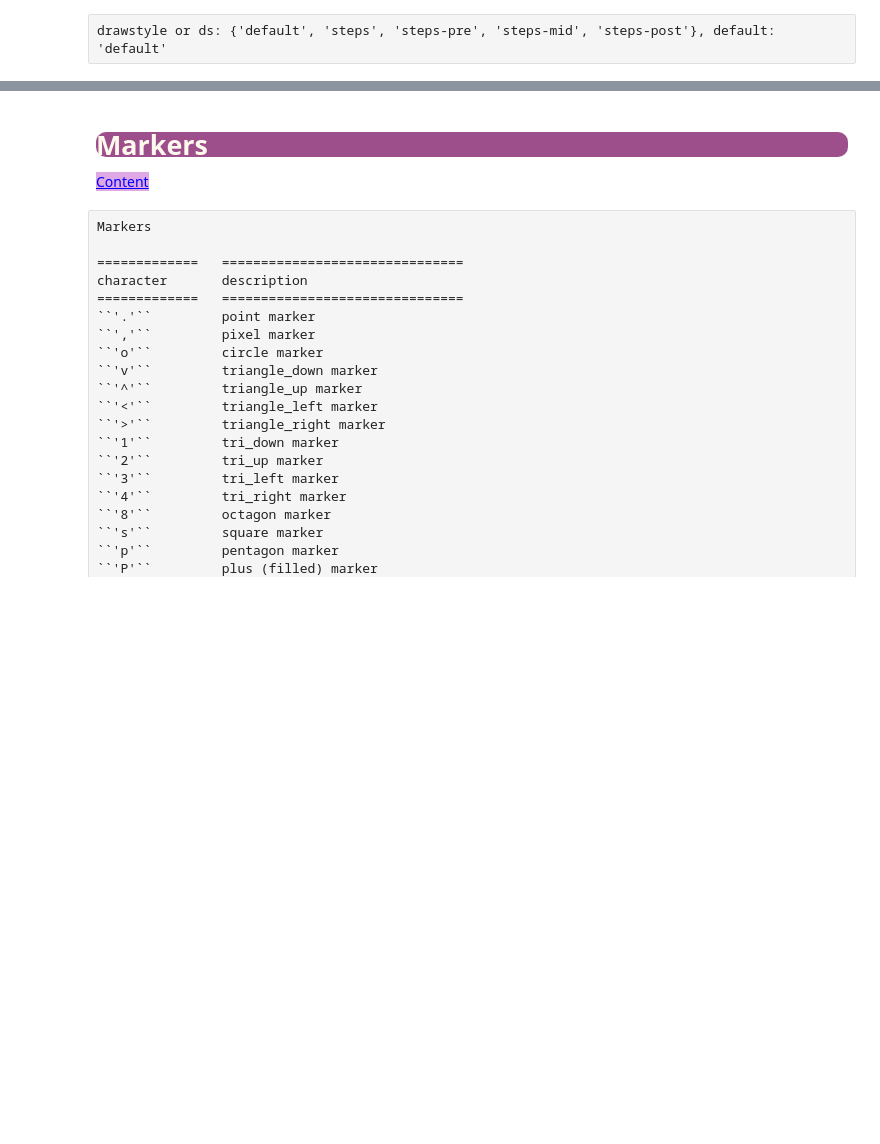
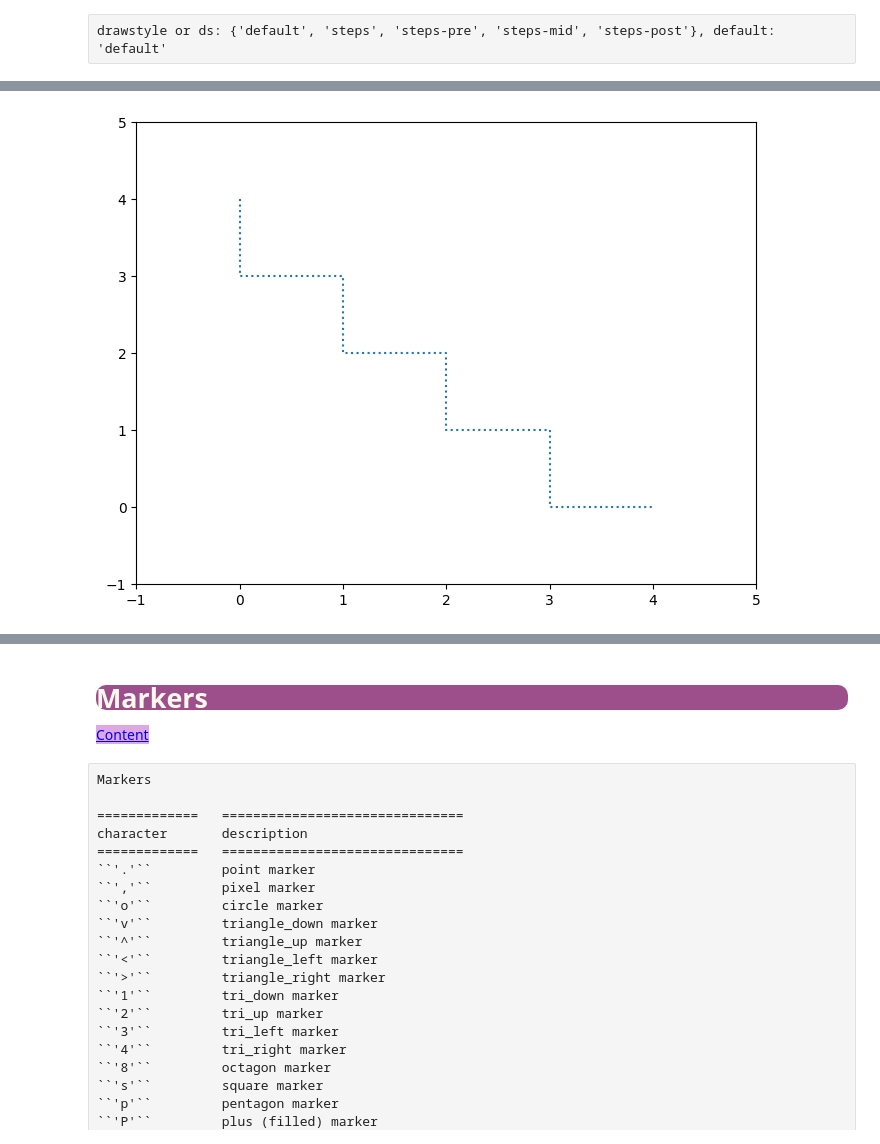
Before and after one commit to SabahattinCag/DataVisualization, a Jupyter notebook: Lecture_Notes/DVwPy_S01_Matplotlib_Part01.ipynb, the cells around one changed output, grey strips where cells are left out. Cells and saved outputs as stored; diff of their text form; code cells hidden in the pictures; blank space fills up the shorter version.

```diff
--- a/Lecture_Notes/DVwPy_S01_Matplotlib_Part01.ipynb
+++ b/Lecture_Notes/DVwPy_S01_Matplotlib_Part01.ipynb
@@ -1287,8 +1339,10 @@ plt.ylim([-1, 5]);
 # %%
 plt.plot(range(5), range(5)[::-1], linestyle=':', drawstyle='steps');
 
-# plt.xlim([-1, 5])
-# plt.ylim([-1, 5]);
+plt.xlim([-1, 5])
+plt.ylim([-1, 5]);
+# %% [output]
+[figure, added]
 # %%
 plt.plot(range(5), range(5), linestyle='--', drawstyle='steps')
 plt.plot(range(5), range(5)[::-1], linestyle=':', drawstyle='steps');
```
Also changed, not shown: parts of 41 cells of this notebook, 1 other file.
